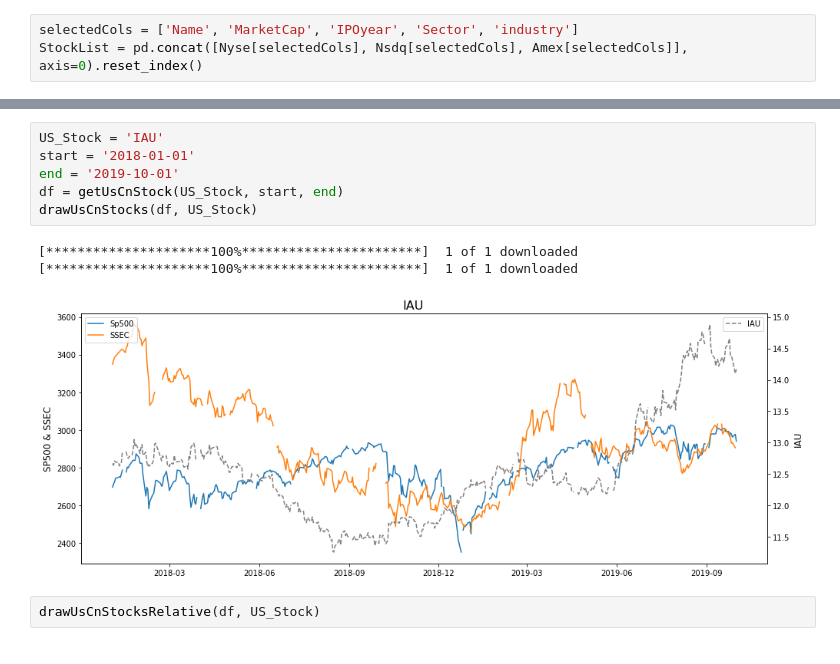
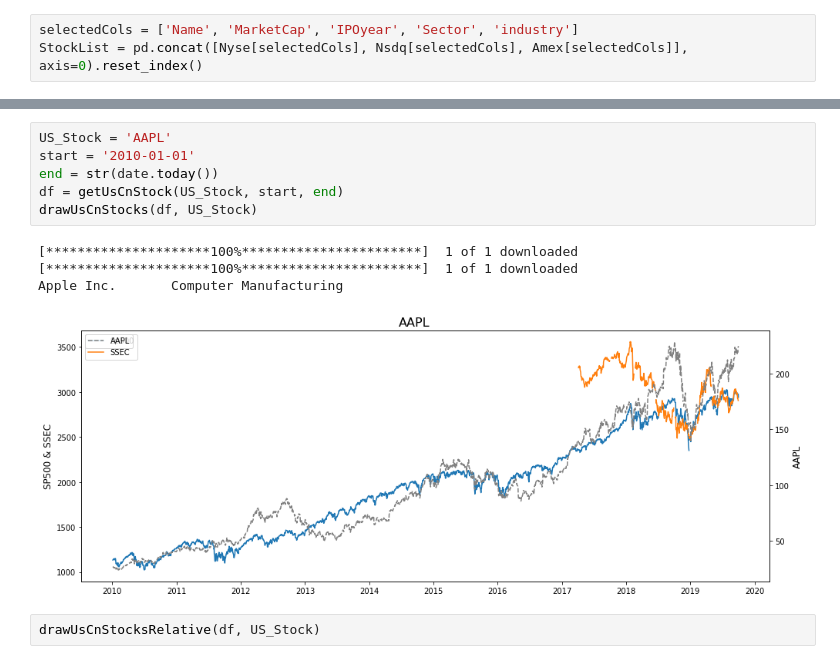
Before and after one commit to derrickfwang/Stock_Related_Scripts, a Jupyter notebook: Stock Analysis_Yahoo_Tushare_AlphaVantage_AllTemplates.ipynb, the cells around one changed output, grey strips where cells are left out. Cells and saved outputs as stored; diff of their text form.

```diff
--- a/Stock Analysis_Yahoo_Tushare_AlphaVantage_AllTemplates.ipynb
+++ b/Stock Analysis_Yahoo_Tushare_AlphaVantage_AllTemplates.ipynb
@@ -174,13 +182,14 @@ Advanced Micro Devices, Inc.     Semiconductors
 # %%
-US_Stock = 'IAU'
-start = '2018-01-01'
-end = '2019-10-01'
+US_Stock = 'AAPL'
+start = '2010-01-01'
+end = str(date.today())
 df = getUsCnStock(US_Stock, start, end)
 drawUsCnStocks(df, US_Stock)
 # %% [output]
 [*********************100%***********************]  1 of 1 downloaded
 [*********************100%***********************]  1 of 1 downloaded
+Apple Inc.       Computer Manufacturing
-[figure, old version]
+[figure, new version]
 # %%
 drawUsCnStocksRelative(df, US_Stock)
 # %% [output]
```
Also changed, not shown: parts of 16 cells of this notebook.
